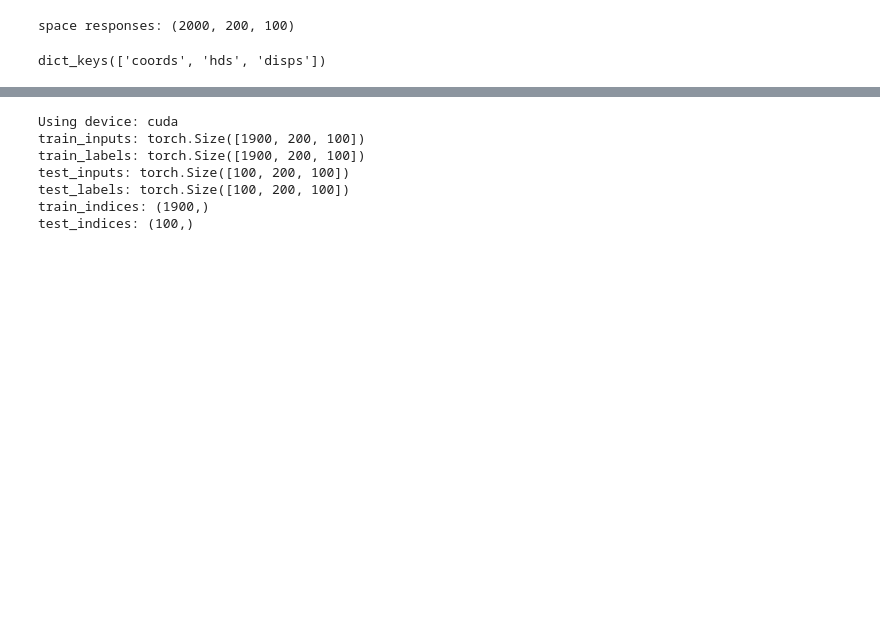
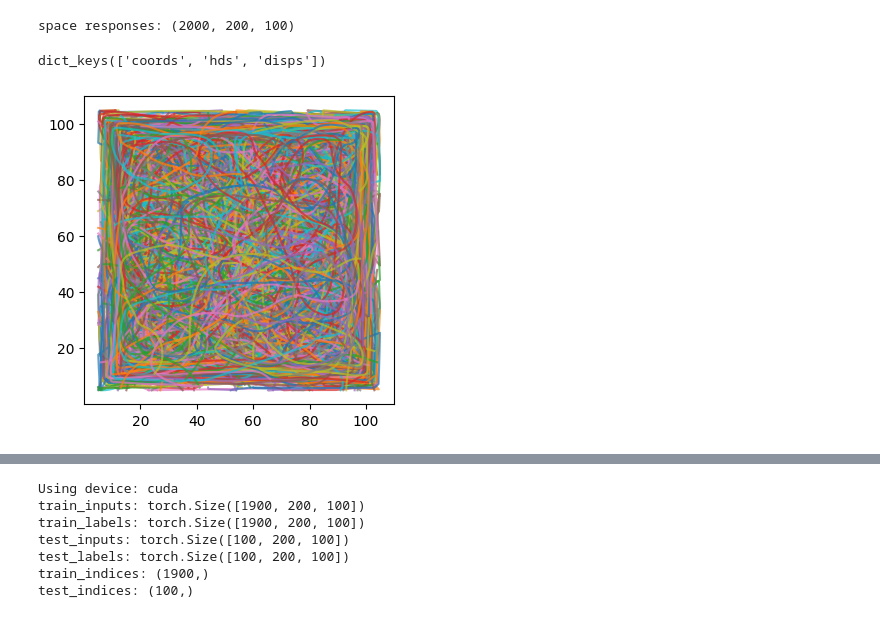
Before and after one commit to qrsyu/STCell, a Jupyter notebook: code/sq_space_exp/square_room.ipynb, the cells around one changed output, grey strips where cells are left out. Cells and saved outputs as stored; diff of their text form; code cells hidden in the pictures; blank space fills up the shorter version.

```diff
--- a/code/sq_space_exp/square_room.ipynb
+++ b/code/sq_space_exp/square_room.ipynb
@@ -98,6 +98,13 @@ del traj['displacements']
 print(traj.keys())
 # %% [output]
 dict_keys(['coords', 'hds', 'disps'])
+# %%
+# Plot the sample trajectories
+plt.figure(figsize=(4, 4))
+for i in range(traj['coords'].shape[0]):
+    plt.plot(traj['coords'][i, :, 0], traj['coords'][i, :, 1], alpha=0.7)
+# %% [output]
+[figure, added]
 # %%
 # Plot the space_res
 plt.imshow(space_res[0].T, aspect='auto', cmap='hot',
```
Also changed, not shown: parts of 12 cells of this notebook.
